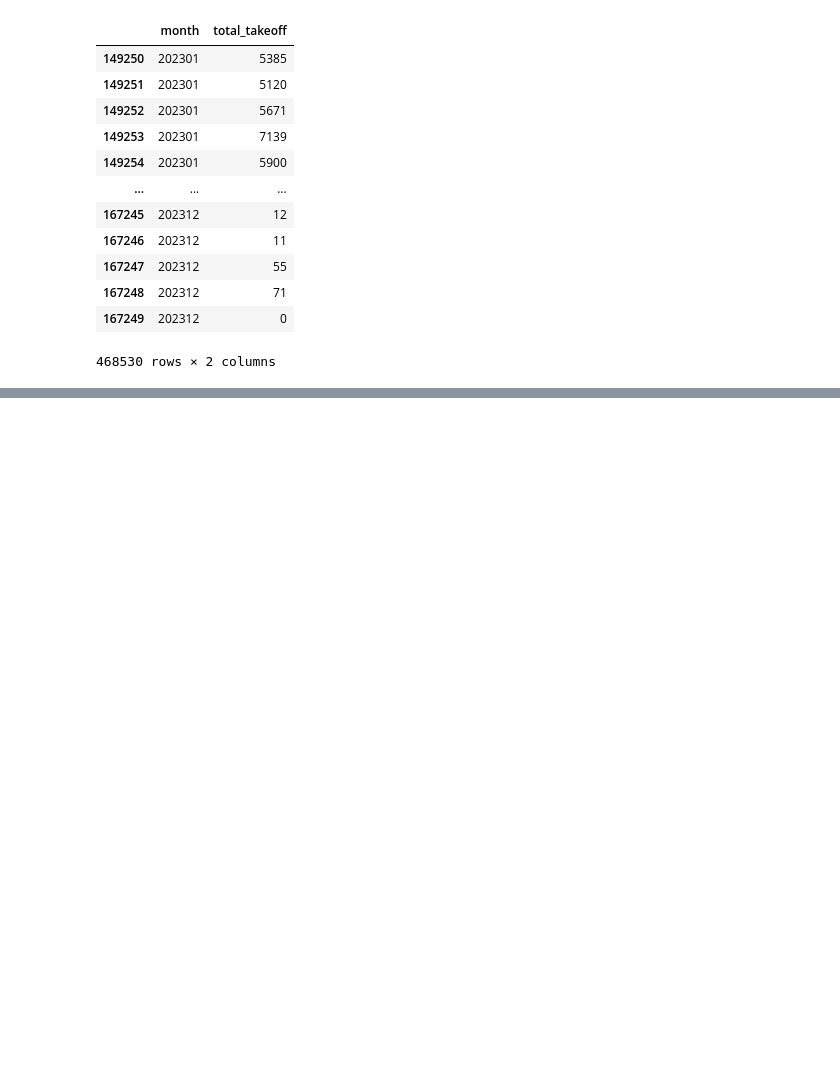
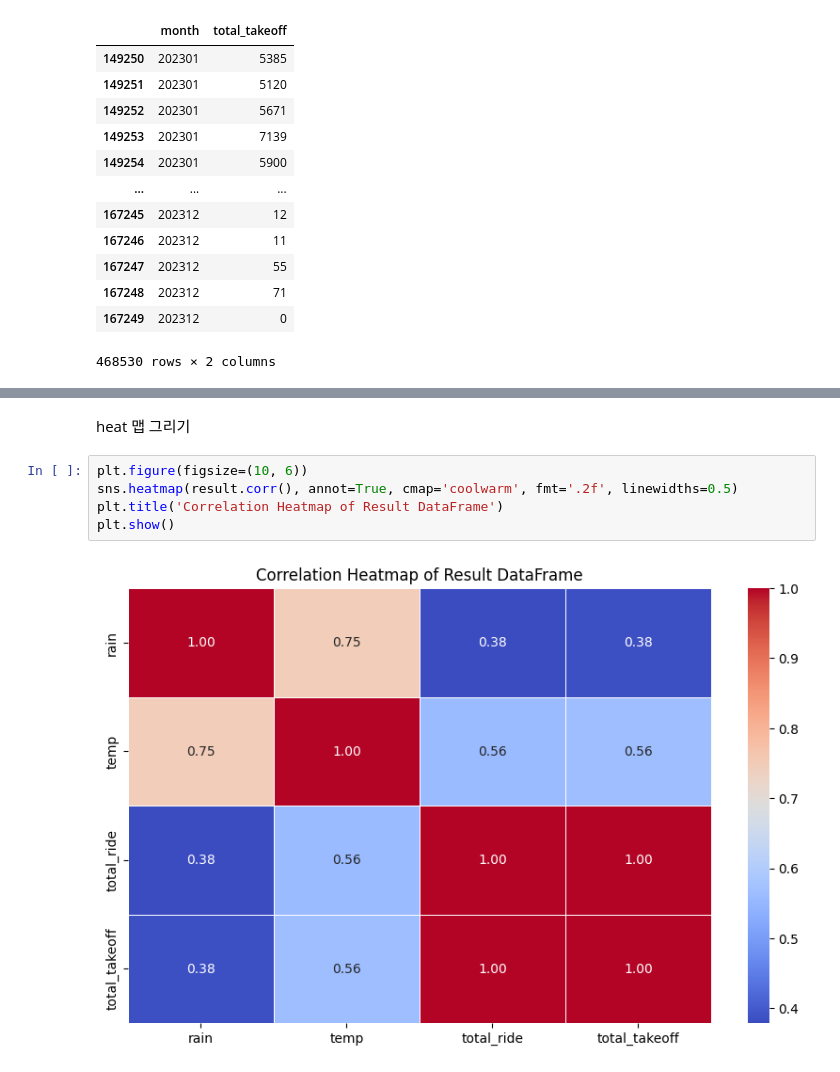
Before and after one commit to gchaewon/Euron5th_BusTayo, a Jupyter notebook: EDA_weather.ipynb, the cells around one changed output, grey strips where cells are left out. Drawn from its saved outputs; the diff is of its cells as text; blank space fills up the shorter version.

Commit message:
[feat] 날씨 EDA 그래프, Heat map 추가

```diff
--- a/EDA_weather.ipynb
+++ b/EDA_weather.ipynb
@@ -276,0 +328,9 @@ plt.show()
+# %% [markdown]
+heat 맵 그리기
+# %%
+plt.figure(figsize=(10, 6))
+sns.heatmap(result.corr(), annot=True, cmap='coolwarm', fmt='.2f', linewidths=0.5)
+plt.title('Correlation Heatmap of Result DataFrame')
+plt.show()
+# %% [output]
+[figure, added]
```
Also changed, not shown: parts of 23 cells of this notebook.
